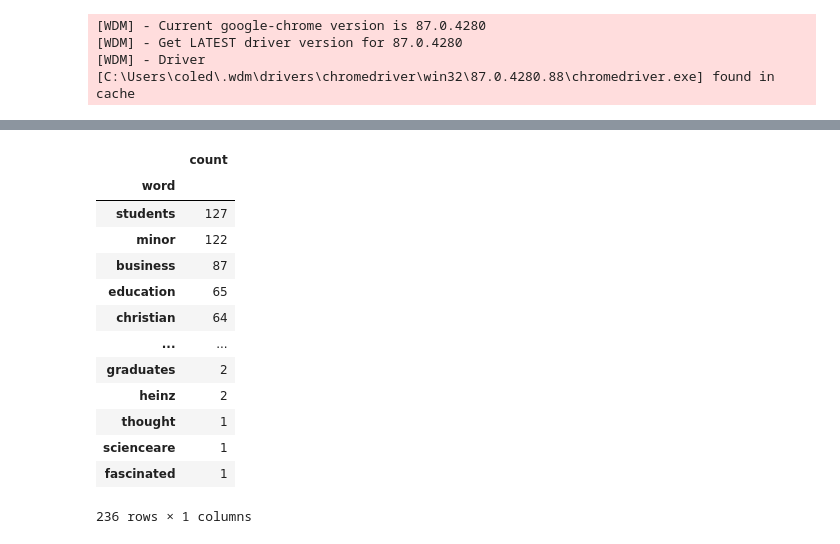
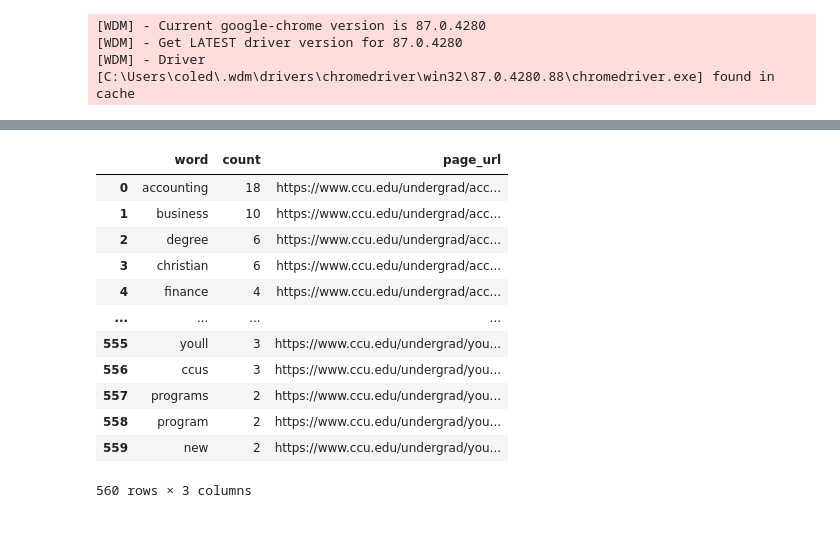
Before and after one commit to CCom20/etl-seo-project, a Jupyter notebook: web_scraper.ipynb, the cells around one changed output, grey strips where cells are left out. Saved outputs shown, nothing was run; the diff lists cells and outputs as text; code cells hidden in the pictures.

```diff
--- a/web_scraper.ipynb
+++ b/web_scraper.ipynb
@@ -36,0 +35,3 @@ program_urls = program_soup.select('li a.uk-panel')
+# %%
+# Parse with BeautifulSoup to start reading
+program_soup = bs(html, 'html.parser')
@@ -199,17 +192,0 @@ words_grouped_df = page_df.groupby('word').sum().sort_values('count', ascending=
-# %%
-words_grouped_df
-# %% [output]
-|  | count |
-| word |  |
-| students | 127 |
-| minor | 122 |
-| business | 87 |
-| education | 65 |
-| christian | 64 |
-| ... | ... |
-| graduates | 2 |
-| heinz | 2 |
-| thought | 1 |
-| scienceare | 1 |
-| fascinated | 1 |
-236 rows × 1 columns
@@ -215,0 +196,17 @@ words_grouped_df
+# %%
+# Show page_df to make sure it's correct
+page_df
+# %% [output]
+|  | word | count | page_url |
+| 0 | accounting | 18 | https://www.ccu.edu/undergrad/acc... |
+| 1 | business | 10 | https://www.ccu.edu/undergrad/acc... |
+| 2 | degree | 6 | https://www.ccu.edu/undergrad/acc... |
+| 3 | christian | 6 | https://www.ccu.edu/undergrad/acc... |
+| 4 | finance | 4 | https://www.ccu.edu/undergrad/acc... |
+| ... | ... | ... | ... |
+| 555 | youll | 3 | https://www.ccu.edu/undergrad/you... |
+| 556 | ccus | 3 | https://www.ccu.edu/undergrad/you... |
+| 557 | programs | 2 | https://www.ccu.edu/undergrad/you... |
+| 558 | program | 2 | https://www.ccu.edu/undergrad/you... |
+| 559 | new | 2 | https://www.ccu.edu/undergrad/you... |
+560 rows × 3 columns
```
Also changed, not shown: parts of 28 cells of this notebook.
